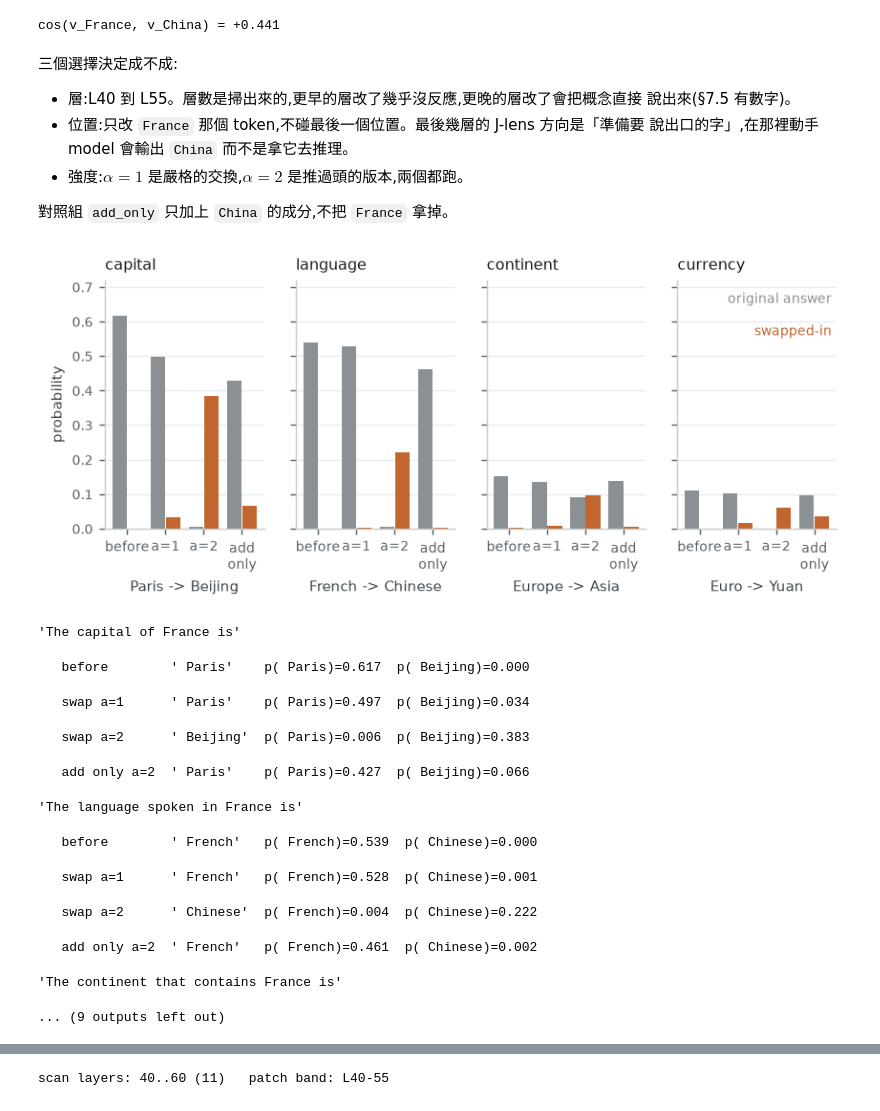
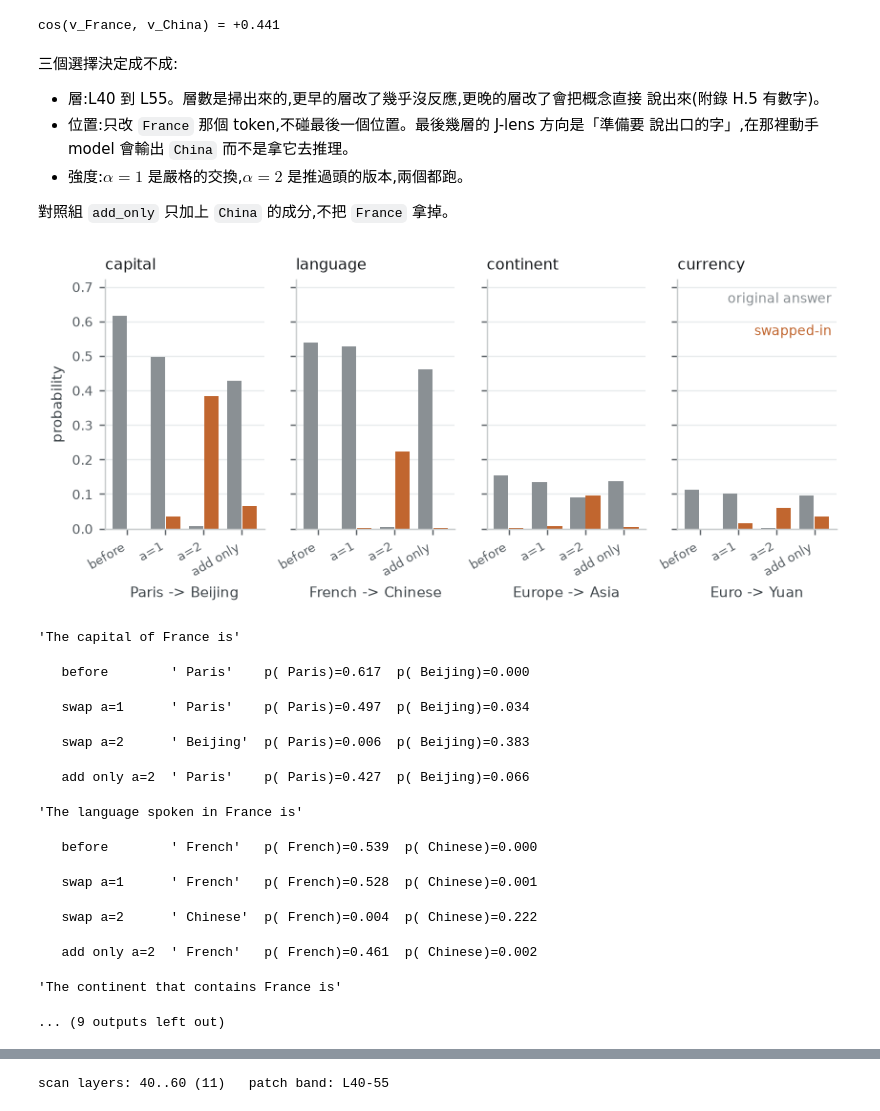
Before and after one commit to codepydog/jspace-from-scratch, a Jupyter notebook: jacobian_lens.ipynb, the cells around one changed output, grey strips where cells are left out. Drawn from its saved outputs; the diff is of its cells as text; code cells hidden in the pictures.

```diff
--- a/jacobian_lens_full.ipynb
+++ b/jacobian_lens.ipynb
@@ -500,19 +263,0 @@ diagonal entry J[0,0] = 0.949   row norm = 1.136
-# %%
-_lens = mx.load("models/Qwen3.6-27B-4bit/jlens.npz")
-src_layers = [int(x) for x in _lens["__source_layers__"].tolist()]
-n_prompts = int(_lens["__n_prompts__"].tolist()[0])
-Jlens = {l: _lens[f"J_{l}"] for l in src_layers}
-
-print(f"public lens: layers {src_layers[0]}..{src_layers[-1]} ({len(src_layers)}), "
-      f"fitted on {n_prompts} prompts")
-
-a = rows.reshape(-1)
-b = Jlens[LAYER].astype(mx.float32)[:64].reshape(-1)
-cos = float((a @ b) / (mx.linalg.norm(a) * mx.linalg.norm(b)))
-print(f"cos(our 1-prompt rows, public {n_prompts}-prompt lens) = {cos:.3f}")
-
-
-def transport(h, l):
-    """Move a layer-l residual into the final-residual basis: J_l @ h."""
-    J = Jlens[l]
-    return (h.astype(J.dtype) @ J.T).astype(dtype)
@@ -984,36 +1240,36 @@ cos(v_France, v_China) = +0.441
 三個選擇決定成不成:
 
 - 層:L40 到 L55。層數是掃出來的,更早的層改了幾乎沒反應,更晚的層改了會把概念直接
-  說出來(§7.5 有數字)。
+  說出來(附錄 H.5 有數字)。
 - 位置:只改 `France` 那個 token,不碰最後一個位置。最後幾層的 J-lens 方向是「準備要
   說出口的字」,在那裡動手 model 會輸出 `China` 而不是拿它去推理。
 - 強度:$\alpha = 1$ 是嚴格的交換,$\alpha = 2$ 是推過頭的版本,兩個都跑。
 
 對照組 `add_only` 只加上 `China` 的成分,不把 `France` 拿掉。
 # %%
-BAND = [l for l in Jlens if 40 <= l < 56]
+BAND = [layer_index for layer_index in released_lens if 40 <= layer_index < 56]
 ALPHA = 2.0
 
 
 def patched(ids, pos, alpha, edit=swap):
-    h = inner.embed_tokens(ids)
-    fa, ssm, p = prep(h)
-    for l, layer in enumerate(inner.layers):
+    h = decoder.embed_tokens(ids)
+    fa, ssm, p = prepare_layer_inputs(h)
+    for layer_index, layer in enumerate(decoder.layers):
         h = layer(h, mask=(ssm if layer.is_linear else fa),
                   cache=None, position_ids=p, position_embeddings=None)
-        if alpha and l in BAND:
+        if alpha and layer_index in BAND:
             h[0, pos] = edit(h[0, pos].astype(mx.float32),
-                             jlens_vec(FRANCE, l), jlens_vec(CHINA, l),
-                             alpha).astype(dtype)
+                             jlens_vec(FRANCE, layer_index), jlens_vec(CHINA, layer_index),
+                             alpha).astype(model_dtype)
     return readout(h)[0, ids.shape[1] - 1].astype(mx.float32)
 
 
-def p_of(sc, s):
-    return float(mx.softmax(sc)[tokenizer.encode(s)[0]])
+def p_of(scores, s):
+    return float(mx.softmax(scores)[tokenizer.encode(s)[0]])
 
 
-def top1(sc):
-    return tokenizer.decode([int(mx.argmax(sc))])
+def top1(scores):
+    return tokenizer.decode([int(mx.argmax(scores))])
 
 
 TASKS = [("capital", "The capital of France is", " Paris", " Beijing"),
@@ -1022,41 +1278,42 @@ TASKS = [("capital", "The capital of France is", " Paris", " Beijing"),
          ("currency", "The currency of France is called the", " Euro", " Yuan")]
 CONDS = ["before", "swap a=1", "swap a=2", "add only a=2"]
 
 table = {}
 for name, prompt, orig, new in TASKS:
     ids = encode(prompt)
     toks = [tokenizer.decode([int(t)]) for t in ids[0].tolist()]
     pos = next(i for i, t in enumerate(toks) if "France" in t)
-    for cond, sc in zip(CONDS, [patched(ids, pos, 0),
+    for cond, scores in zip(CONDS, [patched(ids, pos, 0),
                                 patched(ids, pos, 1.0),
                                 patched(ids, pos, ALPHA),
                                 patched(ids, pos, ALPHA, add_only)]):
-        table[(name, cond)] = (p_of(sc, orig), p_of(sc, new), top1(sc))
+        table[(name, cond)] = (p_of(scores, orig), p_of(scores, new), top1(scores))
 
 fig, axes = plt.subplots(1, 4, figsize=(7.6, 2.6), sharey=True)
 x = mx.arange(len(CONDS)).tolist()
 for ax, (name, _, orig, new) in zip(axes, TASKS):
     o = [table[(name, c)][0] for c in CONDS]
     n = [table[(name, c)][1] for c in CONDS]
-    ax.bar([i - 0.2 for i in x], o, width=0.38, color=LOGIT)
-    ax.bar([i + 0.2 for i in x], n, width=0.38, color=SWAPPED)
+    ax.bar([i - 0.2 for i in x], o, width=0.38, color=LOGIT_COLOR)
+    ax.bar([i + 0.2 for i in x], n, width=0.38, color=ACCENT_COLOR)
     ax.set_xticks(x)
-    ax.set_xticklabels(["before", "a=1", "a=2", "add\nonly"], fontsize=7.5)
+    ax.set_xticklabels(["before", "a=1", "a=2", "add only"],
+                       fontsize=7, rotation=30, ha="right")
     panel(ax, name, f"{orig.strip()} -> {new.strip()}", "", 0.72)
 axes[0].set_ylabel("probability")
-axes[3].text(0.97, 0.95, "original answer", color=LOGIT, fontsize=8,
+axes[3].text(0.97, 0.95, "original answer", color=LOGIT_COLOR, fontsize=8,
              transform=axes[3].transAxes, va="top", ha="right")
-axes[3].text(0.97, 0.82, "swapped-in", color=SWAPPED, fontsize=8,
+axes[3].text(0.97, 0.82, "swapped-in", color=ACCENT_COLOR, fontsize=8,
              transform=axes[3].transAxes, va="top", ha="right")
 plt.show()
 
 for name, prompt, orig, new in TASKS:
     print(f"{prompt!r}")
     for c in CONDS:
         po, pn, t = table[(name, c)]
         print(f"   {c:13s} {t!r:11s} p({orig})={po:.3f}  p({new})={pn:.3f}")
 # %% [output]
-[figure, old version]
+[figure, new version]
 'The capital of France is'
    before        ' Paris'    p( Paris)=0.617  p( Beijing)=0.000
    swap a=1      ' Paris'    p( Paris)=0.497  p( Beijing)=0.034
```
Also changed, not shown: parts of 71 cells of this notebook, 4 other files.
